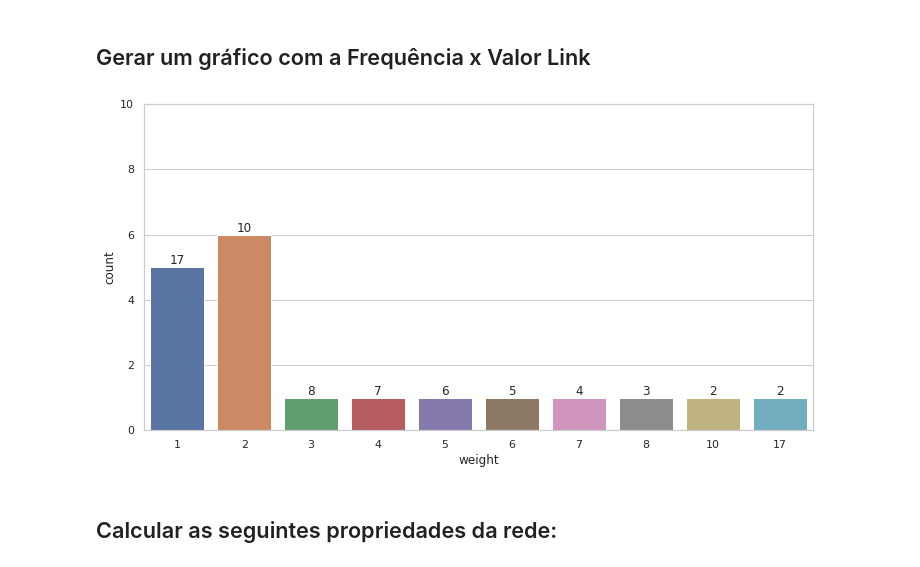
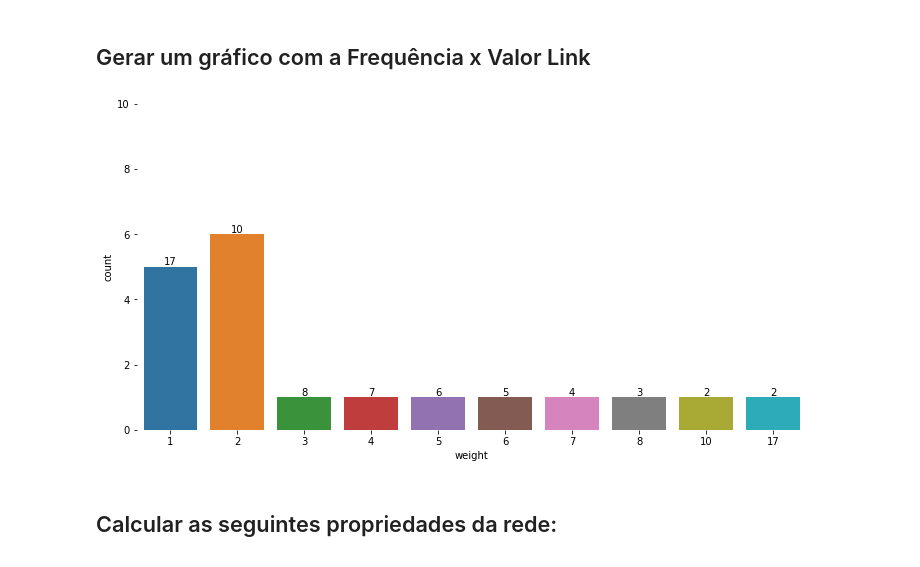
Before and after one commit to makaires77/Grafos-2021, a Jupyter notebook: P5b_PPGIA_Bipartite.ipynb, the cells around one changed output. Drawn from its saved outputs; the diff is of its cells as text; code cells hidden in the pictures.

```diff
--- a/P5b_PPGIA_Bipartite.ipynb
+++ b/P5b_PPGIA_Bipartite.ipynb
@@ -305,26 +305,25 @@ for (k1,k2) in weight_sorted:
 # %%
 #@title
 # Gera datraframe de arestas e valor de link
 import pandas as pd
 df = pd.DataFrame(weight_sorted, columns=['nodes','weight'])
 df['name'] = f'{full_name_G[k1[0]]}, {full_name_G[k1[1]]}'
 
 # Plota a contagem dos links em cada faixa de valor.
 import seaborn as sns
-sns.set_theme(style="whitegrid")
 
 plt.figure(figsize=(12,6))
 ax = sns.countplot(x="weight", data=df)
 ax.set_ylim(0,10)
 
 rects = ax.patches
 labels = df.weight
 for rect, label in zip(rects, labels):
     height = rect.get_height()
     ax.text(rect.get_x() + rect.get_width() / 2, height, label,
             ha='center', va='bottom')
 # %% [output]
-[figure, old version]
+[figure, new version]
 # %% [markdown]
 ## Calcular as seguintes propriedades da rede:
 # %%
```
Also changed, not shown: parts of 3 cells of this notebook.
